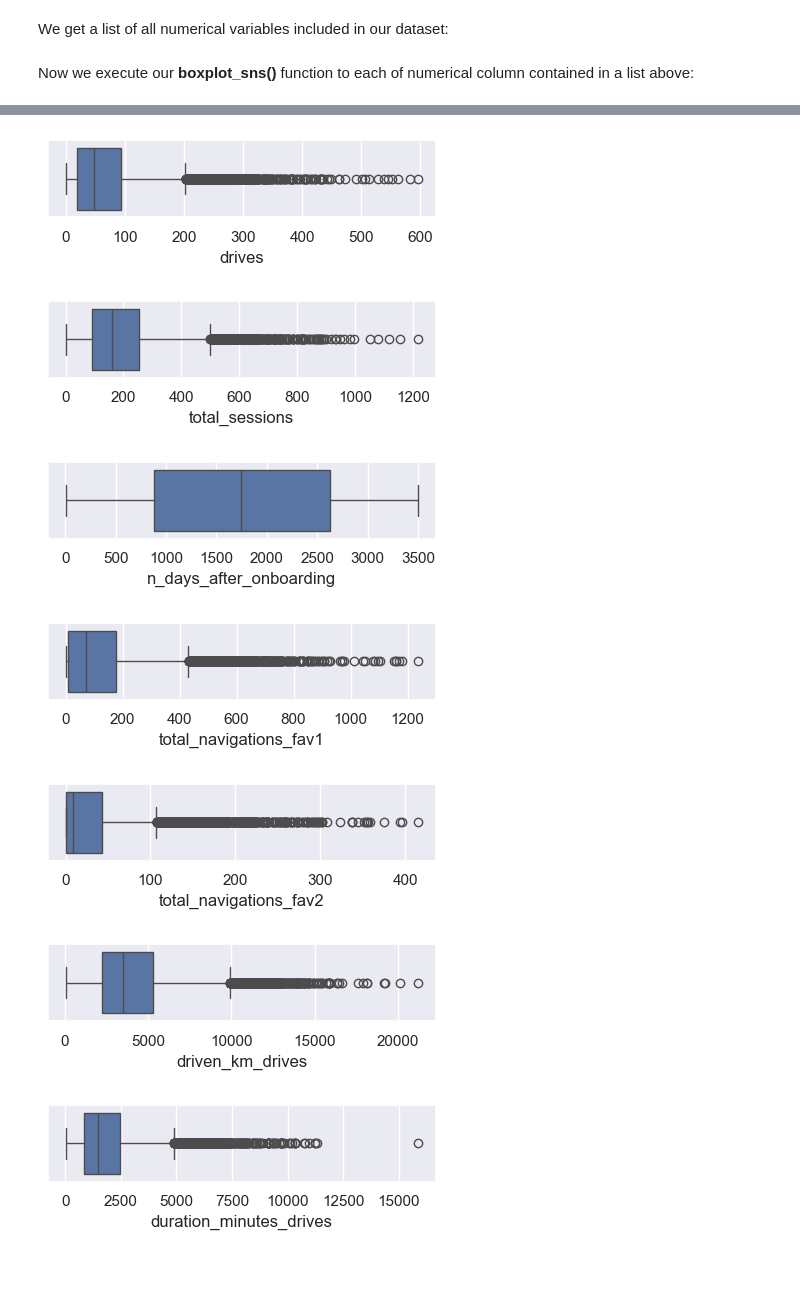
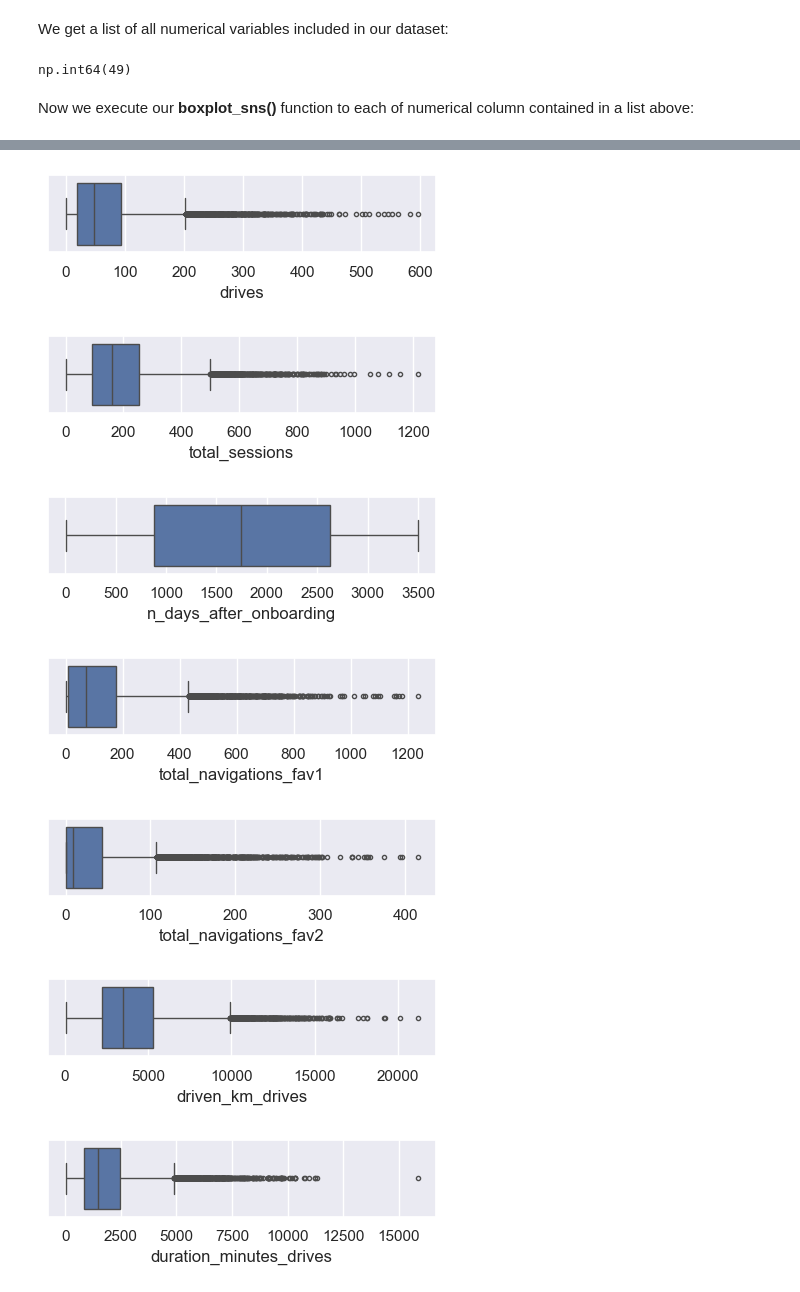
Before and after one commit to Damian-oo/Customer-Churn-Prediction-Waze-app, a Jupyter notebook: Waze Churn Project_full.ipynb, the cells around one changed output, grey strips where cells are left out. Cells and saved outputs as stored; diff of their text form; code cells hidden in the pictures.

```diff
--- a/Waze Churn Project_full.ipynb
+++ b/Waze Churn Project_full.ipynb
@@ -33,7 +33,7 @@ import numpy as np
 # %% [markdown]
 And we load our dataset into dataFrame using standard **pandas.read_csv()** function
 # %%
-df_waze_0 = pd.read_csv("C:/Coursera/Google Advanced Data Analytics\GADA_datasets/waze_dataset.csv")
+df_waze_0 = pd.read_csv("C:/Coursera/Google Advanced Data Analytics/GADA_datasets/waze_dataset.csv")
 # %% [markdown]
 #### Except data itself, we also got provided a brief description of each column in our dataset:
 
@@ -395,20 +370,57 @@ boxplot_sns(col_arg = df_waze_0["sessions"], figsize_arg = (6,1))
+# %%
+def boxplot_sns(df_name_arg, col_arg, figsize_arg = None, **kwargs):   # **kwargs = any keyword arguments for sns.boxtplot() function
+
+    if not isinstance(df_name_arg, pd.DataFrame):
+        print("Please enter dataframe as first argument!")
+        return
+
+    if col_arg not in df_name_arg.columns:
+        print("Please enter valid column name!")
+        return
+
+    if not ptypes.is_numeric_dtype(df_name_arg[col_arg]) :
+        print("Please enter numeric column as second argument!")
+        return   # end function
+
+    if not (isinstance(figsize_arg, tuple) or isinstance(figsize_arg, list)):
+        print("Please enter tuple or list as third argument!")
+        return
+
+    if not len(figsize_arg) == 2:
+        print("Your given tuple or list for size of figure  should contain 2 numeric values!")
+        return
+
+    if figsize_arg is None:
+        fig, ax = plt.subplots()
+    else:
+        fig, ax = plt.subplots( figsize = figsize_arg )
+
+    sns.boxplot(x = df_name_arg[col_arg], ax = ax, **kwargs)
+    plt.show()
+    # fig, ax = plt.subplots
+    # sns.boxplot(x = df_waze_0["sessions"], ax = ax)
+    # plt.show()
 # %% [markdown]
 We get a list of all numerical variables included in our dataset:
+# %%
+df_waze_0["sessions"].count() // 300
+# %% [output]
+np.int64(49)
 # %%
 num_cols = df_waze_0.select_dtypes(include=['number']).columns.tolist()
 # %% [markdown]
 Now we execute our **boxplot_sns()** function to each of numerical column contained in a list above:
 # %%
 for col in num_cols:
-    boxplot_sns( df_waze_0[col], (5, 1))
+    boxplot_sns( df_waze_0, col, (5, 1), fliersize = 3)
 # %% [output]
 [figure]
 [figure]
 [figure]
 [figure]
-[figure, old version]
+[figure, new version]
 [figure]
-[figure, old version]
+[figure, new version]
 [figure]
 [figure]
 [figure]
```
Also changed, not shown: parts of 41 cells of this notebook.
